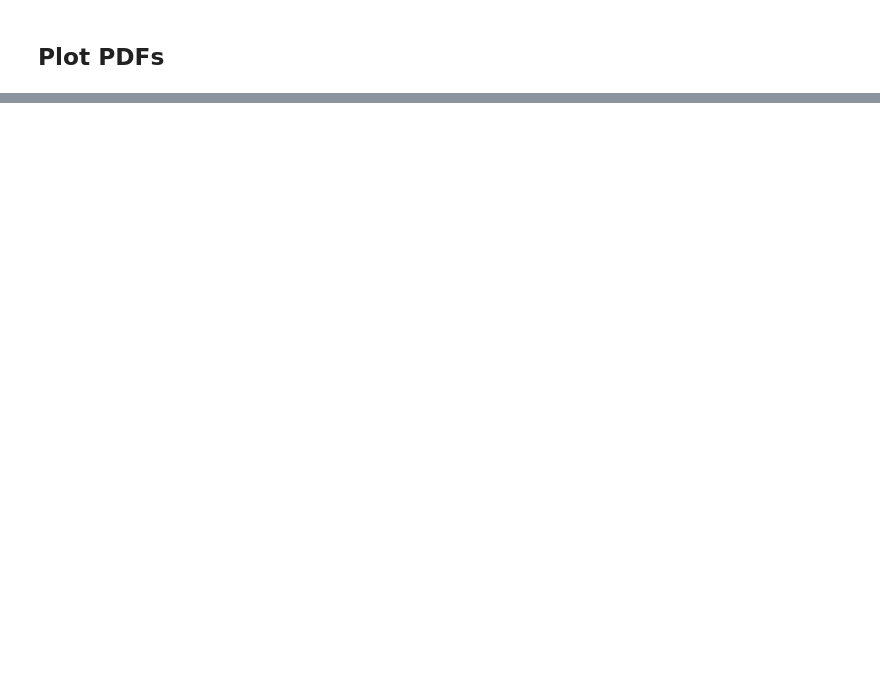
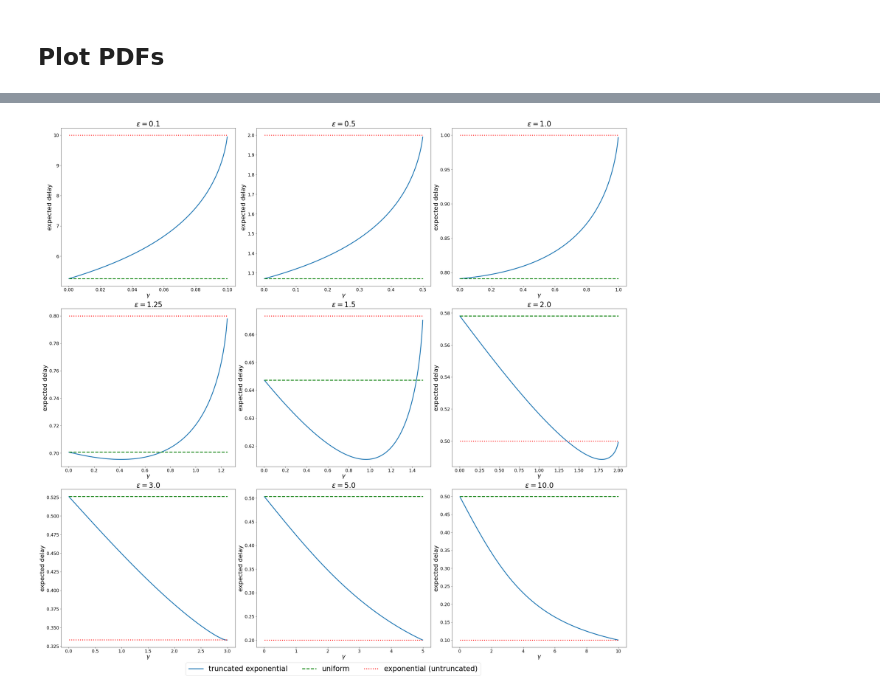
Before and after one commit to akgoldberg/batching-privacy, a Jupyter notebook: priv_plots.ipynb, the cells around one changed output, grey strips where cells are left out. Saved outputs shown, nothing was run; the diff lists cells and outputs as text; code cells hidden in the pictures; blank space fills up the shorter version.

```diff
--- a/priv_plots.ipynb
+++ b/priv_plots.ipynb
@@ -131,0 +141,28 @@ plot_lapl_staircase_ratio(1)
+# %%
+def get_K(eps, gamma):
+    assert(gamma < eps)
+    return np.log((np.exp(gamma + eps)  - np.exp(gamma)) / (np.exp(eps) - np.exp(gamma))) / gamma
+#     return (1./gamma) * (np.log(np.exp(eps) - 1) - np.log(np.exp((eps - gamma)) - 1))
+
+def expectation_trunc_exp(eps, gamma, batched):
+    K = get_K(eps, gamma)
+
+    def get_exp(M, l):
+        return (1./l) * (1. - (((M * l) + 1) * np.exp(-M * l))) / (1. - np.exp(-M * l))
+
+    if batched:
+        return 1. + get_exp(K - 1, gamma)
+    else:
+        return get_exp((K), gamma)
+
+def expectation_unif(eps, batched):
+    if batched:
+        return 0.5 + (1. / (2*(1 - np.exp(-1*eps))))
+    else:
+        return (1. / (2*(1-np.exp(-1*eps))))
+
+def expectation_exp(eps, batched):
+    if batched:
+        return 1. + (1. / eps)
+    else:
+        return 1. / eps
@@ -131,0 +208,16 @@ plot_lapl_staircase_ratio(1)
+# %%
+fig, axes = plt.subplots(3, 3, figsize=(30,30))
+
+eps = [0.1, 0.5, 1., 1.25, 1.5,  2., 3., 5., 10.]
+
+for i, ax in enumerate(axes.ravel()):
+    plot_expectations(eps[i], ax=ax)
+
+# fig.suptitle('Expected Value of U', fontsize=28, y=0.92)
+handles, labels = ax.get_legend_handles_labels()
+fig.legend(handles, labels, loc='lower center', fontsize=26, ncol=len(labels))
+fig.tight_layout(rect=[0, 0.03, 1, 0.95])
+
+plt.show()
+# %% [output]
+[figure, added]
```
Also changed, not shown: parts of 25 cells of this notebook, 8 other files.
